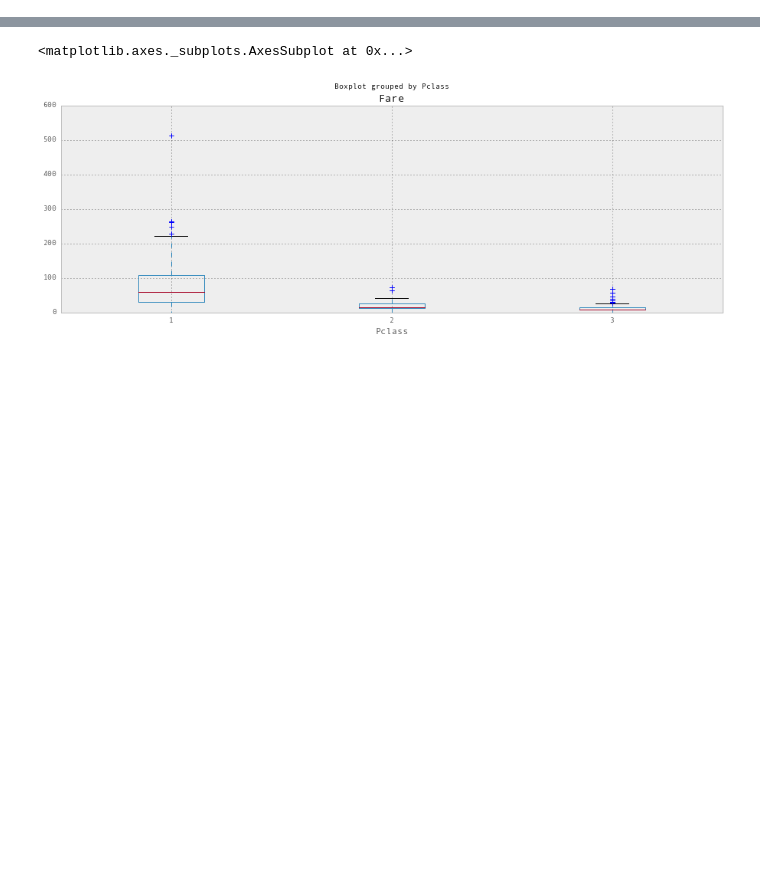
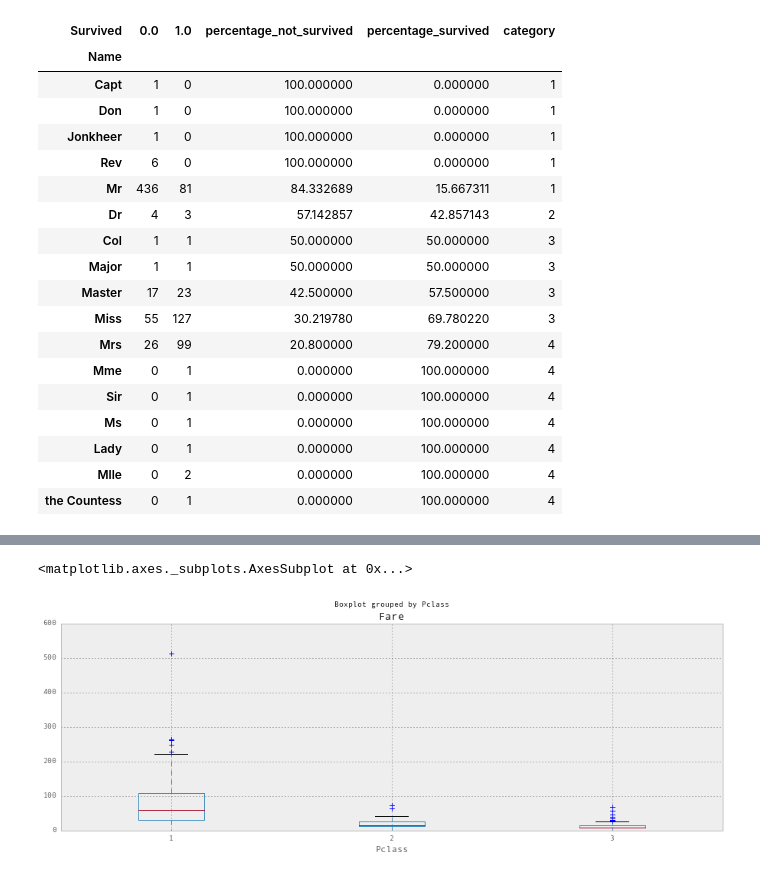
Before and after one commit to edublancas/titanic, a Jupyter notebook: data-exploration.ipynb, the cells around one changed output, grey strips where cells are left out. Cells and saved outputs as stored; diff of their text form; code cells hidden in the pictures; blank space fills up the shorter version.

```diff
--- a/data-exploration.ipynb
+++ b/data-exploration.ipynb
@@ -67,0 +143,8 @@ df.drop(['Cabin','Ticket','Name'], axis=1, inplace=True)
+# %%
+sums =  np_tab.apply(lambda row: row[0]+row[1], axis=1)
+n_passengers = df.shape[0]
+np_tab['percentage_not_survived'] = np_tab.loc[:,0]*100/sums
+np_tab['percentage_survived'] = np_tab.iloc[:,1]*100/sums
+#np_tab.drop(np_tab.columns[[0,1]], axis=1, inplace=True)
+np_tab = np_tab.sort(['percentage_survived'])
+np_tab
@@ -67,0 +171,34 @@ df.drop(['Cabin','Ticket','Name'], axis=1, inplace=True)
+# %%
+def split(n):
+    if n < 25:
+        return 1
+    if n < 50:
+        return 2
+    if n < 75:
+        return 3
+    else:
+        return 4
+# %%
+np_tab['category'] =  np_tab.percentage_survived.map(split)
+# %%
+np_tab
+# %% [output]
+| Survived | 0.0 | 1.0 | percentage_not_survived | percentage_survived | category |
+| Name |  |  |  |  |  |
+| Capt | 1 | 0 | 100.000000 | 0.000000 | 1 |
+| Don | 1 | 0 | 100.000000 | 0.000000 | 1 |
+| Jonkheer | 1 | 0 | 100.000000 | 0.000000 | 1 |
+| Rev | 6 | 0 | 100.000000 | 0.000000 | 1 |
+| Mr | 436 | 81 | 84.332689 | 15.667311 | 1 |
+| Dr | 4 | 3 | 57.142857 | 42.857143 | 2 |
+| Col | 1 | 1 | 50.000000 | 50.000000 | 3 |
+| Major | 1 | 1 | 50.000000 | 50.000000 | 3 |
+| Master | 17 | 23 | 42.500000 | 57.500000 | 3 |
+| Miss | 55 | 127 | 30.219780 | 69.780220 | 3 |
+| Mrs | 26 | 99 | 20.800000 | 79.200000 | 4 |
+| Mme | 0 | 1 | 0.000000 | 100.000000 | 4 |
+| Sir | 0 | 1 | 0.000000 | 100.000000 | 4 |
+| Ms | 0 | 1 | 0.000000 | 100.000000 | 4 |
+| Lady | 0 | 1 | 0.000000 | 100.000000 | 4 |
+| Mlle | 0 | 2 | 0.000000 | 100.000000 | 4 |
+| the Countess | 0 | 1 | 0.000000 | 100.000000 | 4 |
```
Also changed, not shown: parts of 43 cells of this notebook, 6 other files.
